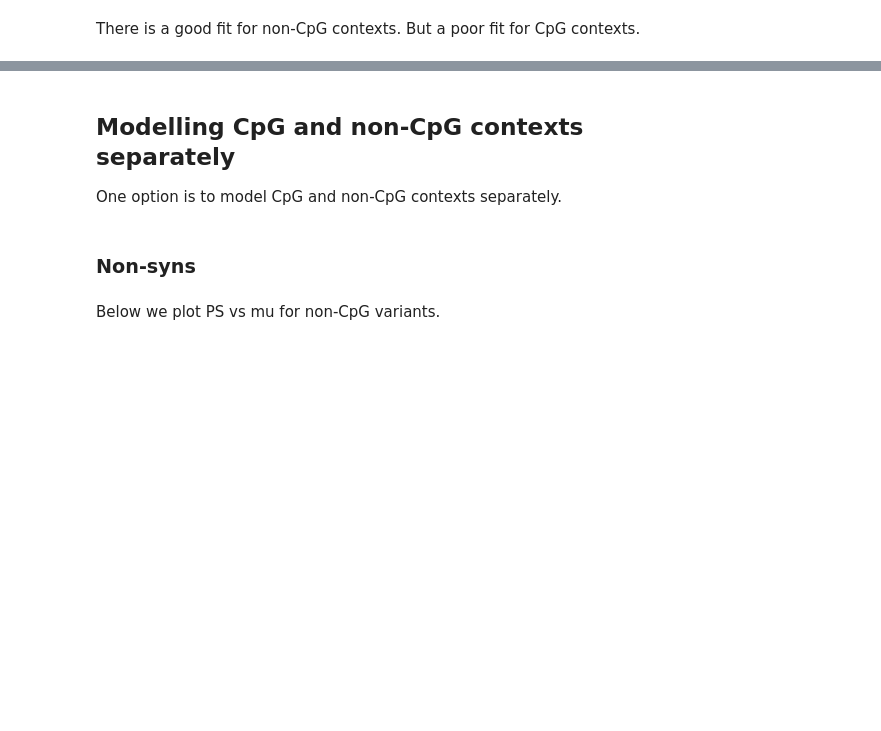
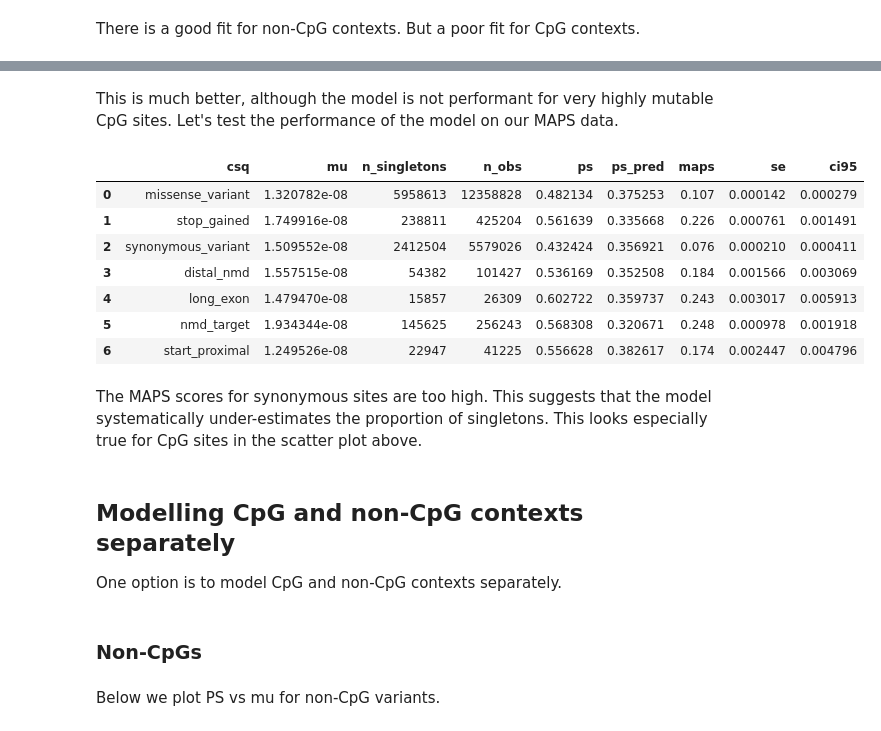
Before and after one commit to alexblakes/regional_nonsense_constraint, a Jupyter notebook: notebooks/02_maps_model_choices.ipynb, the cells around one changed output, grey strips where cells are left out. Saved outputs shown, nothing was run; the diff lists cells and outputs as text; code cells hidden in the pictures; blank space fills up the shorter version.

```diff
--- a/notebooks/02_maps_model_choices.ipynb
+++ b/notebooks/02_maps_model_choices.ipynb
@@ -138,8 +248,25 @@ There is a good fit for non-CpG contexts. But a poor fit for CpG contexts.
+# %% [markdown]
+This is much better, although the model is not performant for very highly mutable CpG sites. Let's test the performance of the model on our MAPS data.
+# %%
+# Calculate MAPS using the joint model, above.
+df = pd.read_csv(C.PS_REGIONS, sep="\t")
+maps.maps(df, p)
+# %% [output]
+|  | csq | mu | n_singletons | n_obs | ps | ps_pred | maps | se | ci95 |
+| 0 | missense_variant | 1.320782e-08 | 5958613 | 12358828 | 0.482134 | 0.375253 | 0.107 | 0.000142 | 0.000279 |
+| 1 | stop_gained | 1.749916e-08 | 238811 | 425204 | 0.561639 | 0.335668 | 0.226 | 0.000761 | 0.001491 |
+| 2 | synonymous_variant | 1.509552e-08 | 2412504 | 5579026 | 0.432424 | 0.356921 | 0.076 | 0.000210 | 0.000411 |
+| 3 | distal_nmd | 1.557515e-08 | 54382 | 101427 | 0.536169 | 0.352508 | 0.184 | 0.001566 | 0.003069 |
+| 4 | long_exon | 1.479470e-08 | 15857 | 26309 | 0.602722 | 0.359737 | 0.243 | 0.003017 | 0.005913 |
+| 5 | nmd_target | 1.934344e-08 | 145625 | 256243 | 0.568308 | 0.320671 | 0.248 | 0.000978 | 0.001918 |
+| 6 | start_proximal | 1.249526e-08 | 22947 | 41225 | 0.556628 | 0.382617 | 0.174 | 0.002447 | 0.004796 |
+# %% [markdown]
+The MAPS scores for synonymous sites are too high. This suggests that the model systematically under-estimates the proportion of singletons. This looks especially true for CpG sites in the scatter plot above.
 # %% [markdown]
 ## Modelling CpG and non-CpG contexts separately
 One option is to model CpG and non-CpG contexts separately.
 # %% [markdown]
-### Non-syns
+### Non-CpGs
 # %% [markdown]
 Below we plot PS vs mu for non-CpG variants.
 # %%
```
Also changed, not shown: parts of 29 cells of this notebook, 1 other file.
